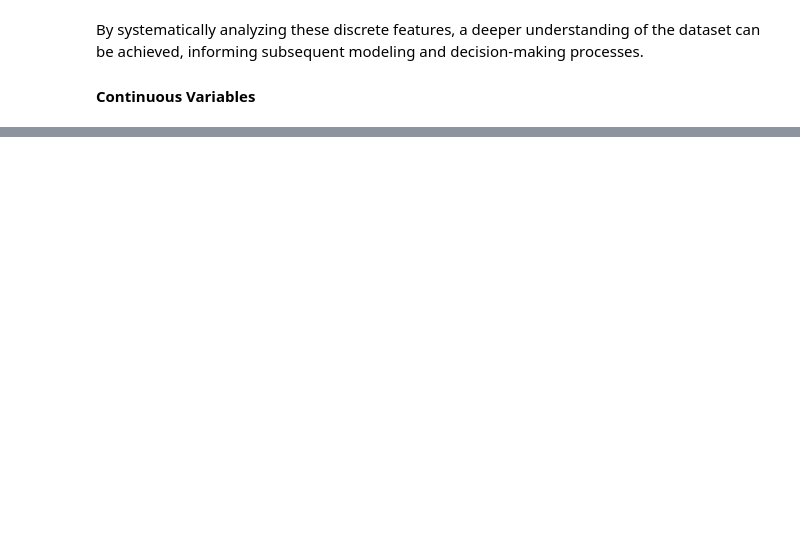
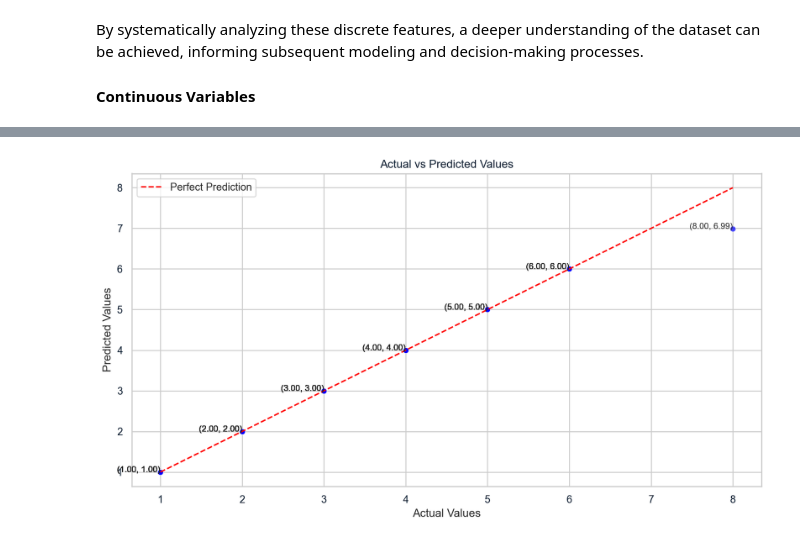
Before and after one commit to cogxen/notebooks, a Jupyter notebook: gastric-cancer-prediction/report.ipynb, the cells around one changed output, grey strips where cells are left out. Cells and saved outputs as stored; diff of their text form; code cells hidden in the pictures; blank space fills up the shorter version.

```diff
--- a/gastric-cancer-prediction/report.ipynb
+++ b/gastric-cancer-prediction/report.ipynb
@@ -367,0 +457,2 @@ By systematically analyzing these discrete features, a deeper understanding of t
+# %%
+X_train, X_test, y_train, y_test = train_test_split(X, y, test_size=0.2, random_state=42)
@@ -367,0 +461,11 @@ By systematically analyzing these discrete features, a deeper understanding of t
+# %%
+sc = StandardScaler()
+
+# Selecting numerical columns
+num_col = X_train.select_dtypes(include=["int64", "float64"]).columns
+
+# Fit the scaler on the training data and transform the training set
+X_train[num_col] = sc.fit_transform(X_train[num_col])
+
+# Transform the testing set using the same scaler to ensure consistency
+X_test[num_col] = sc.transform(X_test[num_col])
@@ -367,0 +500,3 @@ By systematically analyzing these discrete features, a deeper understanding of t
+# %%
+rfr = RandomForestRegressor(n_estimators=100, random_state=42)
+rfr.fit(X_train, y_train)
@@ -367,0 +509,2 @@ By systematically analyzing these discrete features, a deeper understanding of t
+# %%
+y_pred_rfr = rfr.predict(X_test)
@@ -367,0 +532,25 @@ By systematically analyzing these discrete features, a deeper understanding of t
+# %%
+# Create a DataFrame
+rfr_results_df = pd.DataFrame({'Actual': y_test, 'Predicted': y_pred_rfr})
+
+# Plot the actual vs predicted values
+plt.figure(figsize=(12, 6))
+sns.scatterplot(x='Actual', y='Predicted', data=rfr_results_df, color='blue', alpha=0.7)
+
+# Add text annotation for each data point
+for i in range(len(rfr_results_df)):
+    plt.text(rfr_results_df['Actual'].iloc[i], rfr_results_df['Predicted'].iloc[i],
+             f"({rfr_results_df['Actual'].iloc[i]:.2f}, {rfr_results_df['Predicted'].iloc[i]:.2f})",
+             fontsize=9, ha='right')
+
+plt.plot([rfr_results_df['Actual'].min(), rfr_results_df['Actual'].max()],
+         [rfr_results_df['Actual'].min(), rfr_results_df['Actual'].max()],
+         color='red', linestyle='--', label='Perfect Prediction')
+plt.title('Actual vs Predicted Values')
+plt.xlabel('Actual Values')
+plt.ylabel('Predicted Values')
+plt.legend()
+plt.grid(True)
+plt.show()
+# %% [output]
+[figure, added]
```
Also changed, not shown: parts of 59 cells of this notebook.
